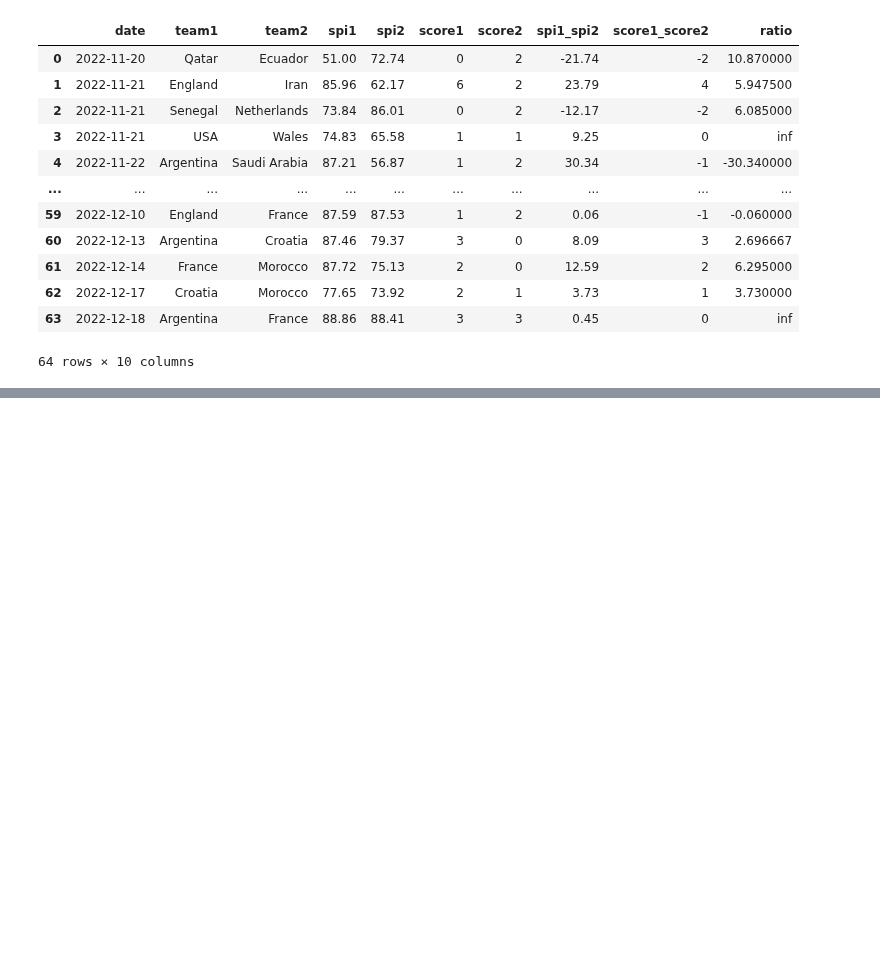
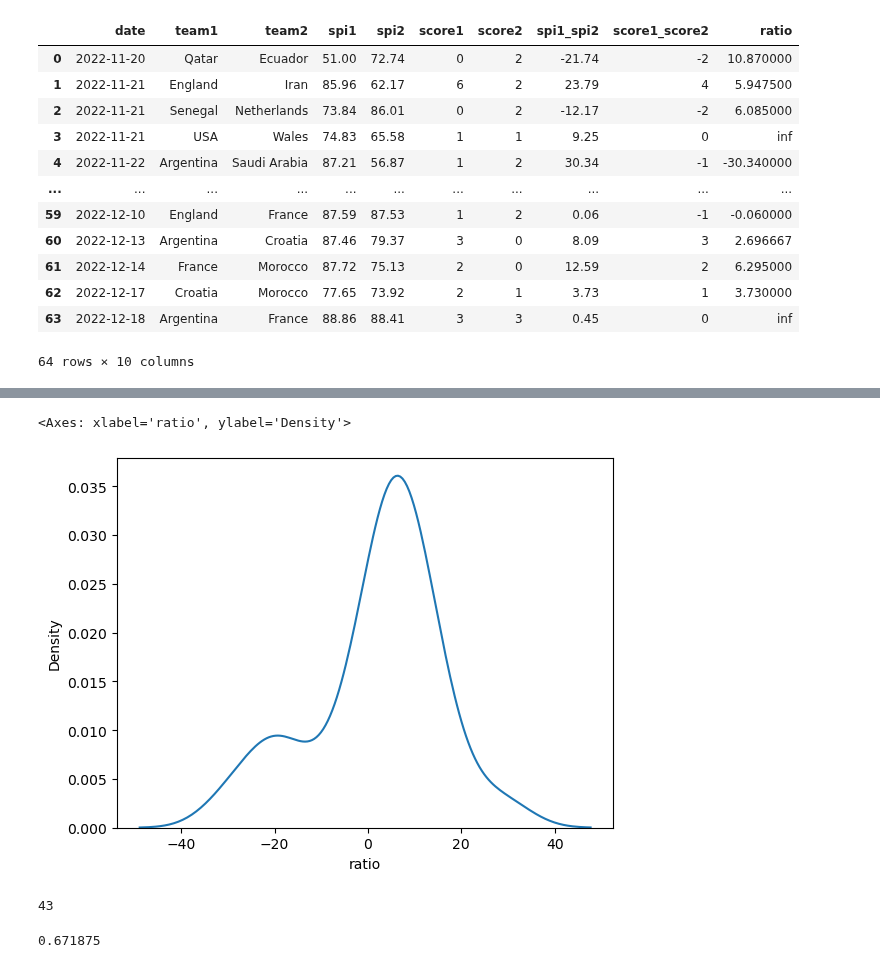
Before and after one commit to ubco-W2022T2-data301/project-group-group41, a Jupyter notebook: analysis/analysis2_Runmeng_Qin.ipynb, the cells around one changed output, grey strips where cells are left out. Drawn from its saved outputs; the diff is of its cells as text; code cells hidden in the pictures; blank space fills up the shorter version.

```diff
--- a/analysis/analysis2_Runmeng_Qin.ipynb
+++ b/analysis/analysis2_Runmeng_Qin.ipynb
@@ -303,0 +313,16 @@ df
+# %%
+
+sns.kdeplot(df['ratio'])
+# %% [output]
+<Axes: xlabel='ratio', ylabel='Density'>
+[figure, added]
+# %%
+positive_count = (df['ratio'] > 0).sum()
+positive_count
+# %% [output]
+43
+# %%
+Accuracy_rate=positive_count/len(df)
+Accuracy_rate
+# %% [output]
+0.671875
```
Also changed, not shown: parts of 8 cells of this notebook, 2 other files.
